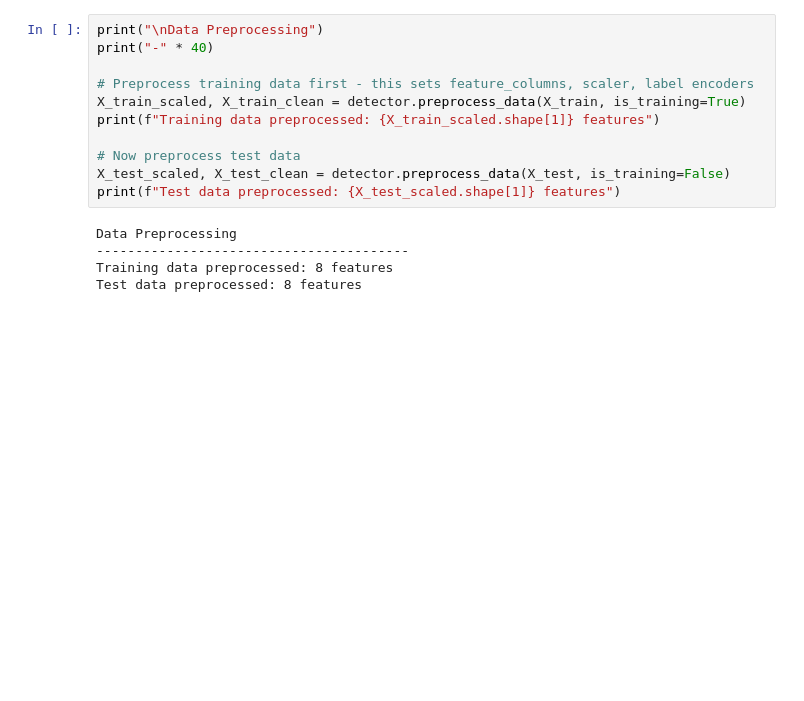
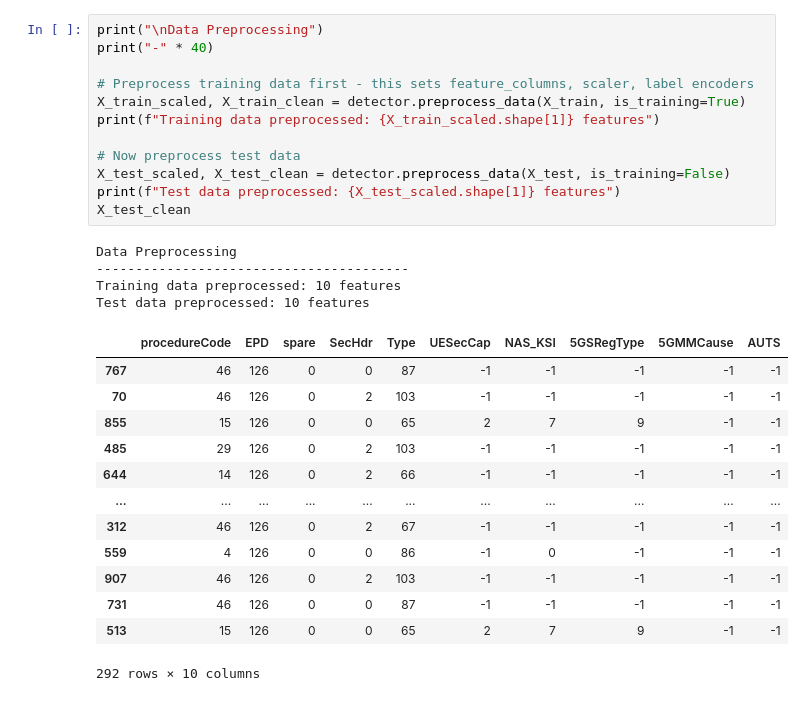
Before and after one commit to Keysight-Cybersecurity/Anomaly-detection, a Jupyter notebook: ReplayAttack.ipynb, the cells around one changed output. Saved outputs shown, nothing was run; the diff lists cells and outputs as text; blank space fills up the shorter version.

```diff
--- a/ReplayAttack.ipynb
+++ b/ReplayAttack.ipynb
@@ -460,19 +476,33 @@ Data split: 637 training samples, 273 test samples
 # %%
 print("\nData Preprocessing")
 print("-" * 40)
 
 # Preprocess training data first - this sets feature_columns, scaler, label encoders
 X_train_scaled, X_train_clean = detector.preprocess_data(X_train, is_training=True)
 print(f"Training data preprocessed: {X_train_scaled.shape[1]} features")
 
 # Now preprocess test data
 X_test_scaled, X_test_clean = detector.preprocess_data(X_test, is_training=False)
 print(f"Test data preprocessed: {X_test_scaled.shape[1]} features")
+X_test_clean
 # %% [output]
 Data Preprocessing
 ----------------------------------------
-Training data preprocessed: 8 features
-Test data preprocessed: 8 features
+Training data preprocessed: 10 features
+Test data preprocessed: 10 features
+|  | procedureCode | EPD | spare | SecHdr | Type | UESecCap | NAS_KSI | 5GSRegType | 5GMMCause | AUTS |
+| 767 | 46 | 126 | 0 | 0 | 87 | -1 | -1 | -1 | -1 | -1 |
+| 70 | 46 | 126 | 0 | 2 | 103 | -1 | -1 | -1 | -1 | -1 |
+| 855 | 15 | 126 | 0 | 0 | 65 | 2 | 7 | 9 | -1 | -1 |
+| 485 | 29 | 126 | 0 | 2 | 103 | -1 | -1 | -1 | -1 | -1 |
+| 644 | 14 | 126 | 0 | 2 | 66 | -1 | -1 | -1 | -1 | -1 |
+| ... | ... | ... | ... | ... | ... | ... | ... | ... | ... | ... |
+| 312 | 46 | 126 | 0 | 2 | 67 | -1 | -1 | -1 | -1 | -1 |
+| 559 | 4 | 126 | 0 | 0 | 86 | -1 | 0 | -1 | -1 | -1 |
+| 907 | 46 | 126 | 0 | 2 | 103 | -1 | -1 | -1 | -1 | -1 |
+| 731 | 46 | 126 | 0 | 0 | 87 | -1 | -1 | -1 | -1 | -1 |
+| 513 | 15 | 126 | 0 | 0 | 65 | 2 | 7 | 9 | -1 | -1 |
+292 rows × 10 columns
 # %%
 print("\nModel Training")
 print("-" * 40)
```
Also changed, not shown: parts of 7 cells of this notebook.
